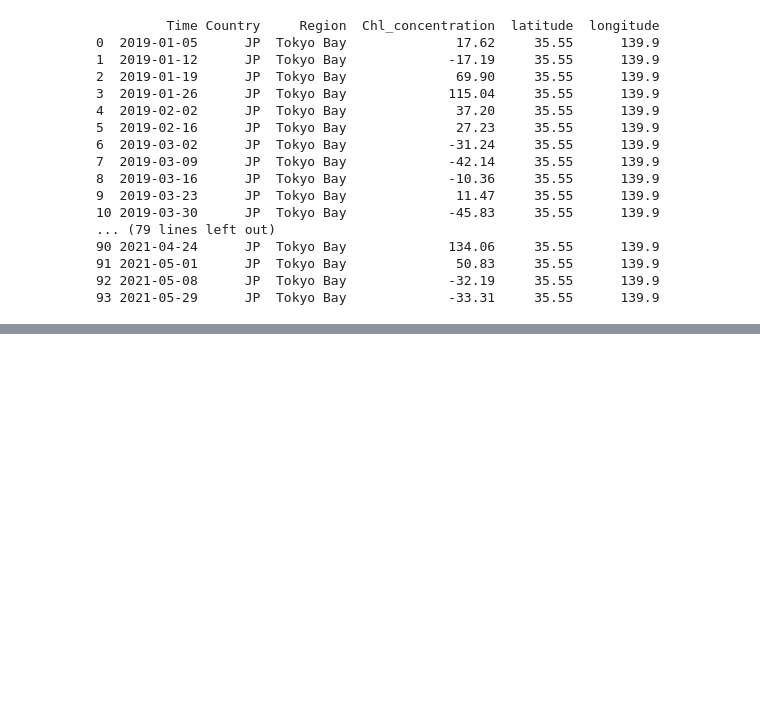
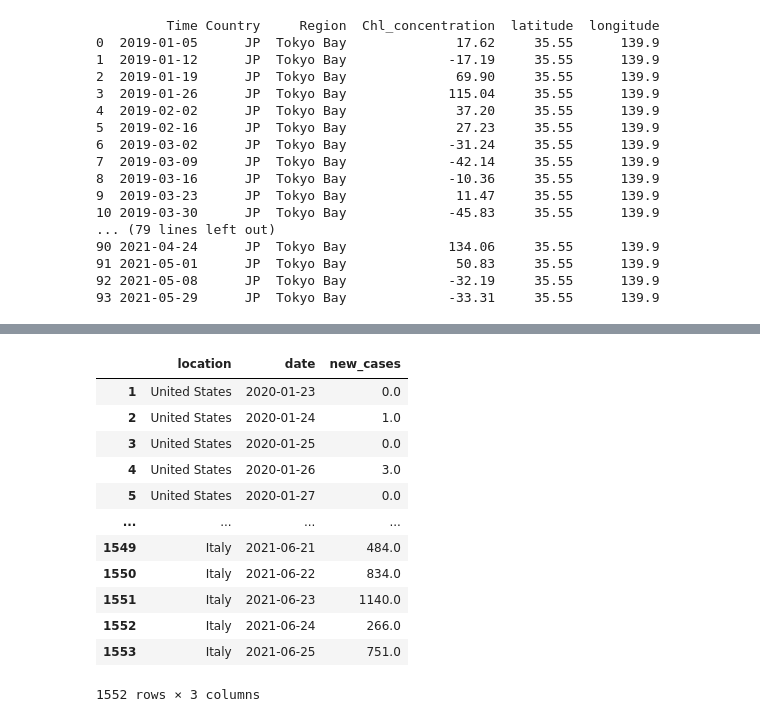
Before and after one commit to kvnyng/Chloro-kNOw, a Jupyter notebook: Streamlit/data/Untitled.ipynb, the cells around one changed output, grey strips where cells are left out. Cells and saved outputs as stored; diff of their text form; code cells hidden in the pictures; blank space fills up the shorter version.

```diff
--- a/Streamlit/data/Untitled.ipynb
+++ b/Streamlit/data/Untitled.ipynb
@@ -90,0 +149,25 @@ with pd.option_context('display.max_rows', None, 'display.max_columns', None):
+# %%
+us = pd.read_csv('US_Covid.csv')
+japan = pd.read_csv('Japan_Covid.csv')
+italy = pd.read_csv('Italy_Covid.csv')
+# %%
+df = pd.concat([us, japan], ignore_index=True)
+# %%
+df_ = pd.concat([df, italy], ignore_index=True)
+# %%
+df_ = df_[df_['new_cases'].notna()]
+df_
+# %% [output]
+|  | location | date | new_cases |
+| 1 | United States | 2020-01-23 | 0.0 |
+| 2 | United States | 2020-01-24 | 1.0 |
+| 3 | United States | 2020-01-25 | 0.0 |
+| 4 | United States | 2020-01-26 | 3.0 |
+| 5 | United States | 2020-01-27 | 0.0 |
+| ... | ... | ... | ... |
+| 1549 | Italy | 2021-06-21 | 484.0 |
+| 1550 | Italy | 2021-06-22 | 834.0 |
+| 1551 | Italy | 2021-06-23 | 1140.0 |
+| 1552 | Italy | 2021-06-24 | 266.0 |
+| 1553 | Italy | 2021-06-25 | 751.0 |
+1552 rows × 3 columns
```
Also changed, not shown: parts of 8 cells of this notebook, 2 other files.
